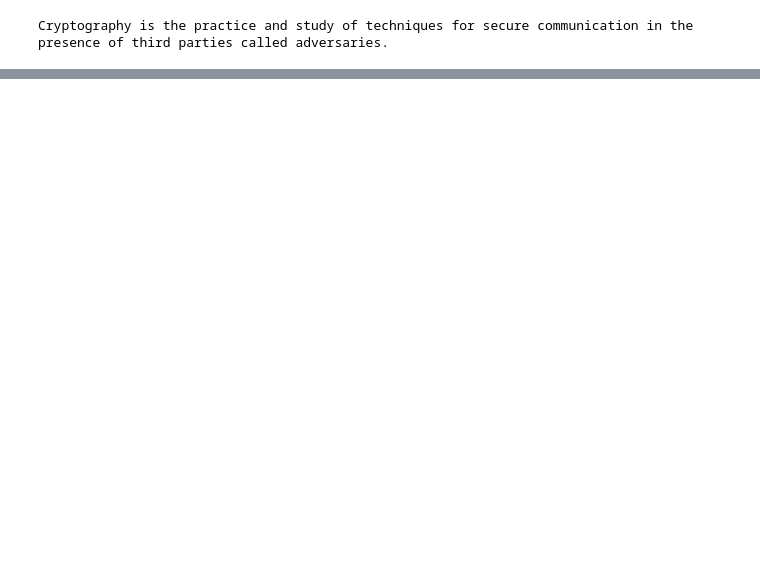
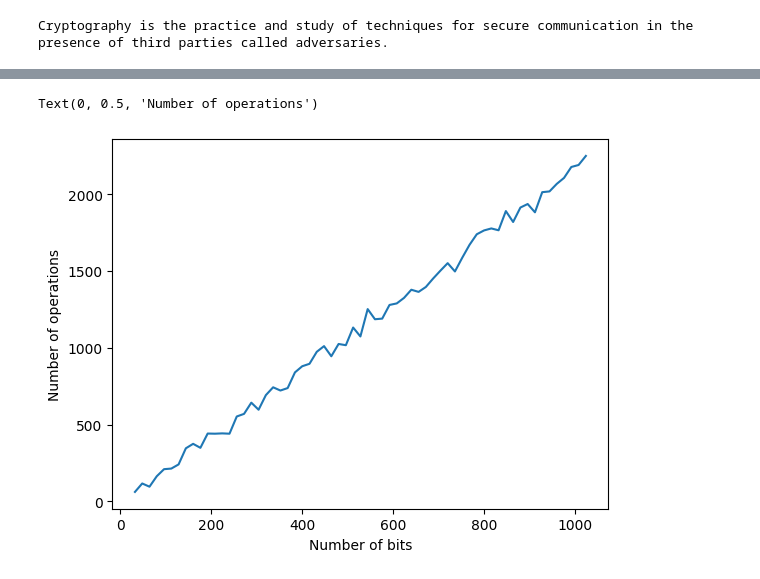
Before and after one commit to A-Alviento/ntu-sc4010-rsa-wiener-attack, a Jupyter notebook: notebook/test.ipynb, the cells around one changed output, grey strips where cells are left out. Drawn from its saved outputs; the diff is of its cells as text; code cells hidden in the pictures; blank space fills up the shorter version.

Commit message:
Add time complexity analysis

```diff
--- a/notebook/test.ipynb
+++ b/notebook/test.ipynb
@@ -118,5 +117,5 @@ Decrypted, attack worked!
 # %%
-potential_private_keys = wiener_atk(e, n, d) # d is here just to check if the attack worked
+potential_private_keys = wiener_atk(e, n, d)[0] # d is here just to check if the attack worked
 len(potential_private_keys)
 # %% [output]
 Decrypted, attack worked!
@@ -129,0 +131,18 @@ Cryptography is the practice and study of techniques for secure communication in
+# %%
+# nbit_arr = [32, 48, 64, 80, 96, 112, 128, 144, 160, 176, 192, 208, 224, 240, 256, 272, 288, 304, 320, 336, 352, 368, 384, 400, 416, 432, 448, 464, 480, 496, 512, 528, 544, 560, 576, 592, 608, 624, 640, 656, 672, 688, 704, 720, 736, 752, 768, 784, 800, 816, 832, 848, 864, 880, 896, 912, 928, 944, 960, 976, 992, 1008, 1024]
+nbit_arr = []
+for i in range(32, 1025):
+    if i % 16 == 0:
+        nbit_arr.append(i)
+
+
+ops = []
+ops_count = 0
+for i in nbit_arr:
+    e, n, d, _, _, _ = gen_vulnerable_keys(nbits=i, s=15)
+    potential_private_keys, ops_count = wiener_atk(e, n, d)
+    if check_private_key(potential_private_keys, e, n) == -1:
+        print('Failed on nbits: ', i)
+        break
+    ops.append(ops_count)
+    ops_count = 0
@@ -129,0 +167,11 @@ Cryptography is the practice and study of techniques for secure communication in
+# %%
+import matplotlib.pyplot as plt
+# plot the time
+
+plt.plot(nbit_arr, ops)
+
+plt.xlabel('Number of bits')
+plt.ylabel('Number of operations')
+# %% [output]
+Text(0, 0.5, 'Number of operations')
+[figure, added]
```
Also changed, not shown: parts of 7 cells of this notebook, 1 other file.
